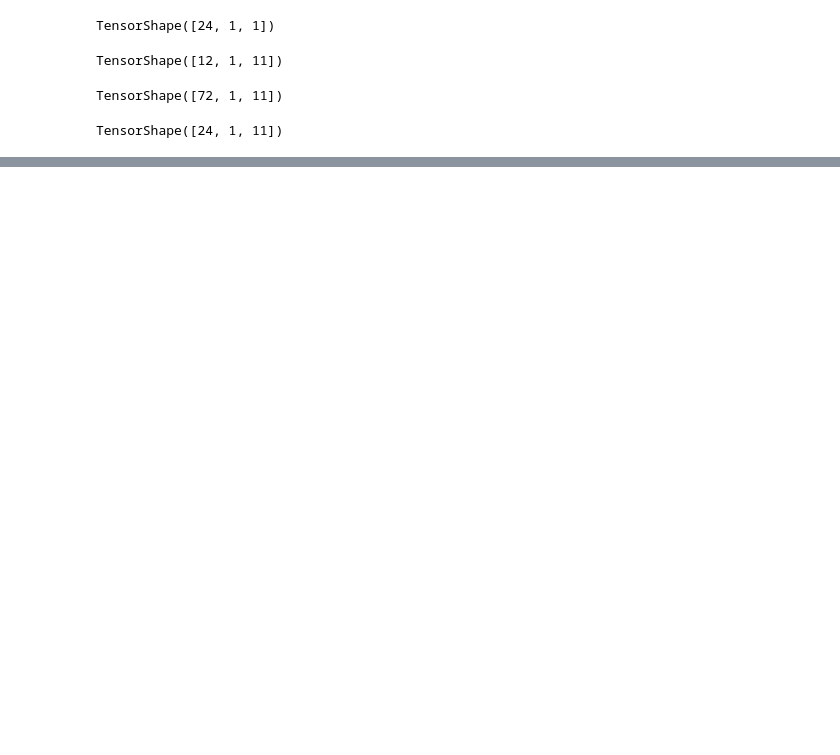
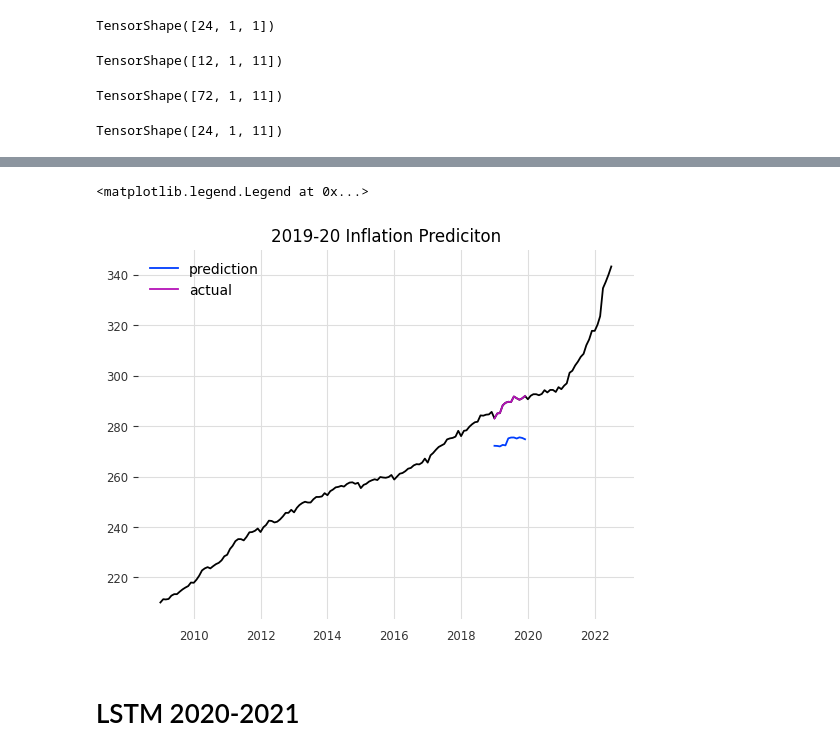
Before and after one commit to AltInt/Inflation_prediction, a Jupyter notebook: notebooks/LSTM.ipynb, the cells around one changed output, grey strips where cells are left out. Drawn from its saved outputs; the diff is of its cells as text; code cells hidden in the pictures; blank space fills up the shorter version.

```diff
--- a/notebooks/LSTM.ipynb
+++ b/notebooks/LSTM.ipynb
@@ -270,0 +522,2 @@ fig1 = plt.plot(test_results['test_actual'], label='actual')
+# %%
+model3.fit(X_train2_x, y_train2,batch_size = 32, validation_data=(X_val2_x, y_val2), epochs=10000, callbacks = (es))
@@ -270,0 +543,2 @@ fig1 = plt.plot(test_results['test_actual'], label='actual')
+# %%
+test_prediction2 = list(model3.predict(X_test2_x))
@@ -270,0 +547,22 @@ fig1 = plt.plot(test_results['test_actual'], label='actual')
+# %%
+test_results2 = pd.DataFrame(columns = ['test_predictions', 'test_actual'])
+
+#train_predictions
+
+test_results2['date'] = list(y_test2.index)
+test_results2['test_predictions'] = [x[0] for x in test_prediction2]
+test_results2['test_actual'] = list(y[120:132])
+# %%
+test_results2.set_index('date', inplace=True)
+# %%
+plt.plot(y)
+plt.plot(test_results2['test_predictions'], label='prediction')
+plt.plot(test_results2['test_actual'], label='actual')
+plt.title('2019-20 Inflation Prediciton')
+plt.legend()
+#plt.savefig('LSTM_2019-20')
+# %% [output]
+<matplotlib.legend.Legend at 0x...>
+[figure, added]
+# %% [markdown]
+# LSTM 2020-2021
```
Also changed, not shown: parts of 95 cells of this notebook.
